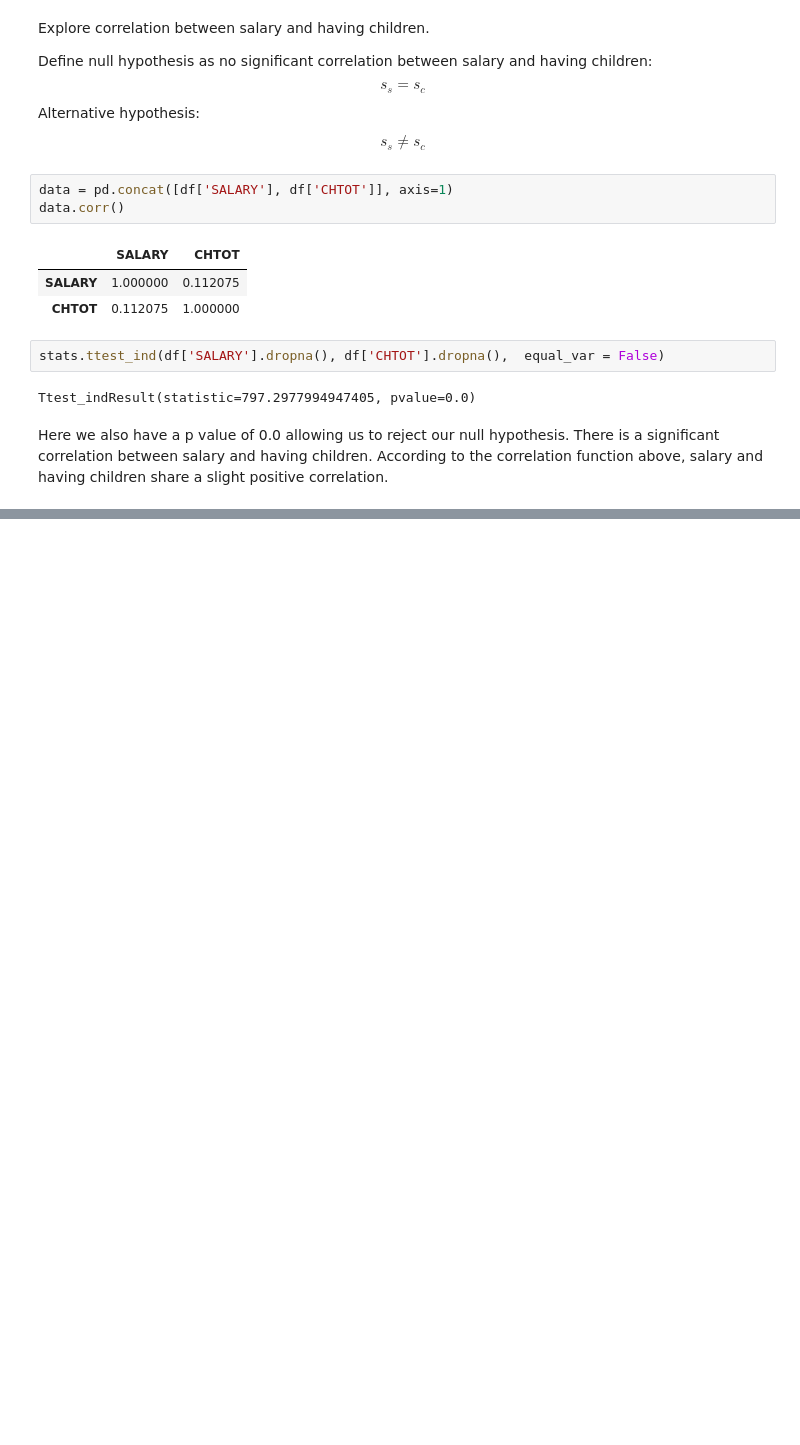
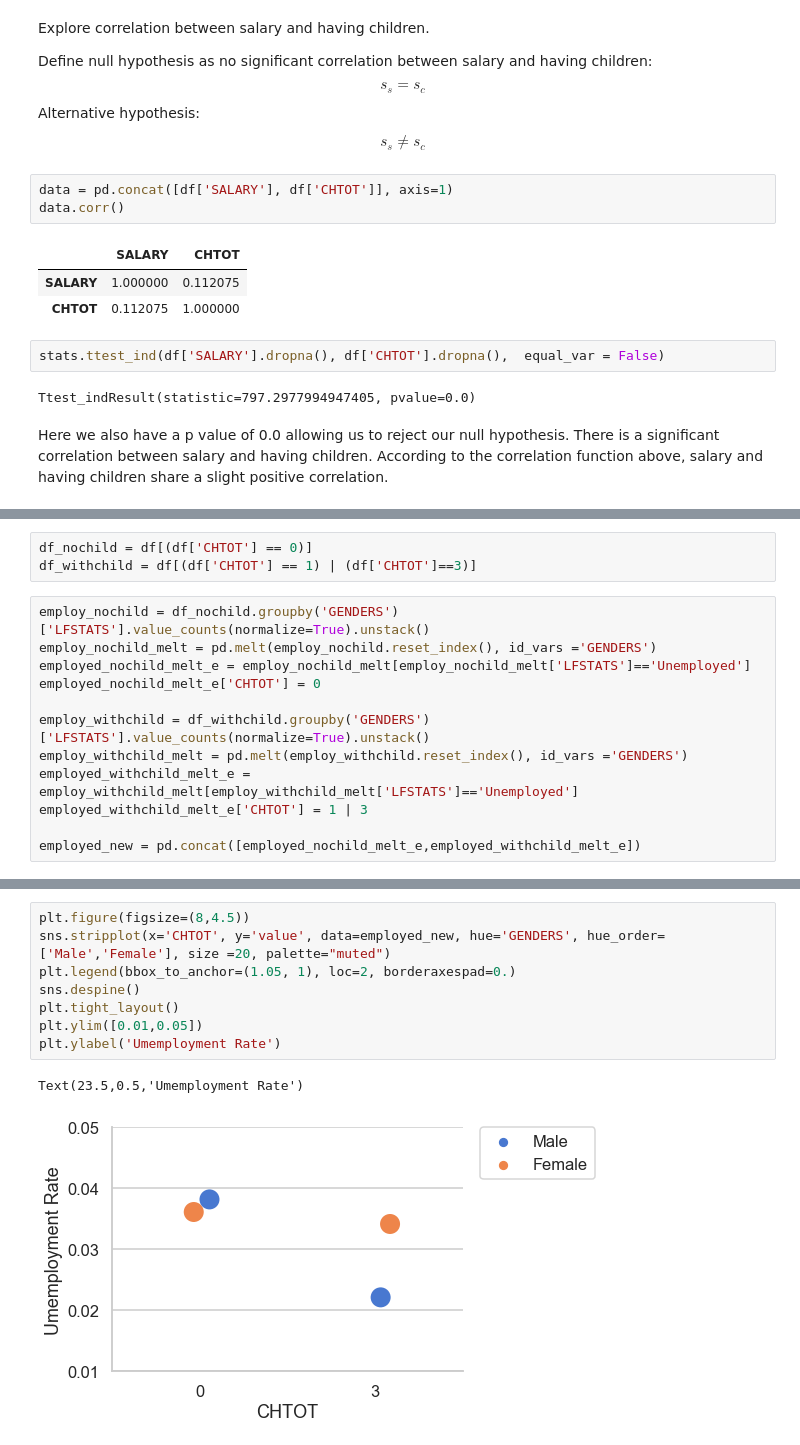
Before and after one commit to kuevho/Capstone-Project-1, a Jupyter notebook: Motherhood in the Workforce_Statistics.ipynb, the cells around one changed output, grey strips where cells are left out. Drawn from its saved outputs; the diff is of its cells as text; blank space fills up the shorter version.

```diff
--- a/Motherhood in the Workforce_Statistics.ipynb
+++ b/Motherhood in the Workforce_Statistics.ipynb
@@ -246,0 +247,15 @@ data_1 = pd.concat
+# %%
+df_nochild = df[(df['CHTOT'] == 0)]
+df_withchild = df[(df['CHTOT'] == 1) | (df['CHTOT']==3)]
+# %%
+employ_nochild = df_nochild.groupby('GENDERS')['LFSTATS'].value_counts(normalize=True).unstack()
+employ_nochild_melt = pd.melt(employ_nochild.reset_index(), id_vars ='GENDERS')
+employed_nochild_melt_e = employ_nochild_melt[employ_nochild_melt['LFSTATS']=='Unemployed']
+employed_nochild_melt_e['CHTOT'] = 0
+
+employ_withchild = df_withchild.groupby('GENDERS')['LFSTATS'].value_counts(normalize=True).unstack()
+employ_withchild_melt = pd.melt(employ_withchild.reset_index(), id_vars ='GENDERS')
+employed_withchild_melt_e = employ_withchild_melt[employ_withchild_melt['LFSTATS']=='Unemployed']
+employed_withchild_melt_e['CHTOT'] = 1 | 3
+
+employed_new = pd.concat([employed_nochild_melt_e,employed_withchild_melt_e])
@@ -246,0 +273,11 @@ data_1 = pd.concat
+# %%
+plt.figure(figsize=(8,4.5))
+sns.stripplot(x='CHTOT', y='value', data=employed_new, hue='GENDERS', hue_order=['Male','Female'], size =20, palette="muted")
+plt.legend(bbox_to_anchor=(1.05, 1), loc=2, borderaxespad=0.)
+sns.despine()
+plt.tight_layout()
+plt.ylim([0.01,0.05])
+plt.ylabel('Umemployment Rate')
+# %% [output]
+Text(23.5,0.5,'Umemployment Rate')
+[figure, added]
```
Also changed, not shown: parts of 11 cells of this notebook.
